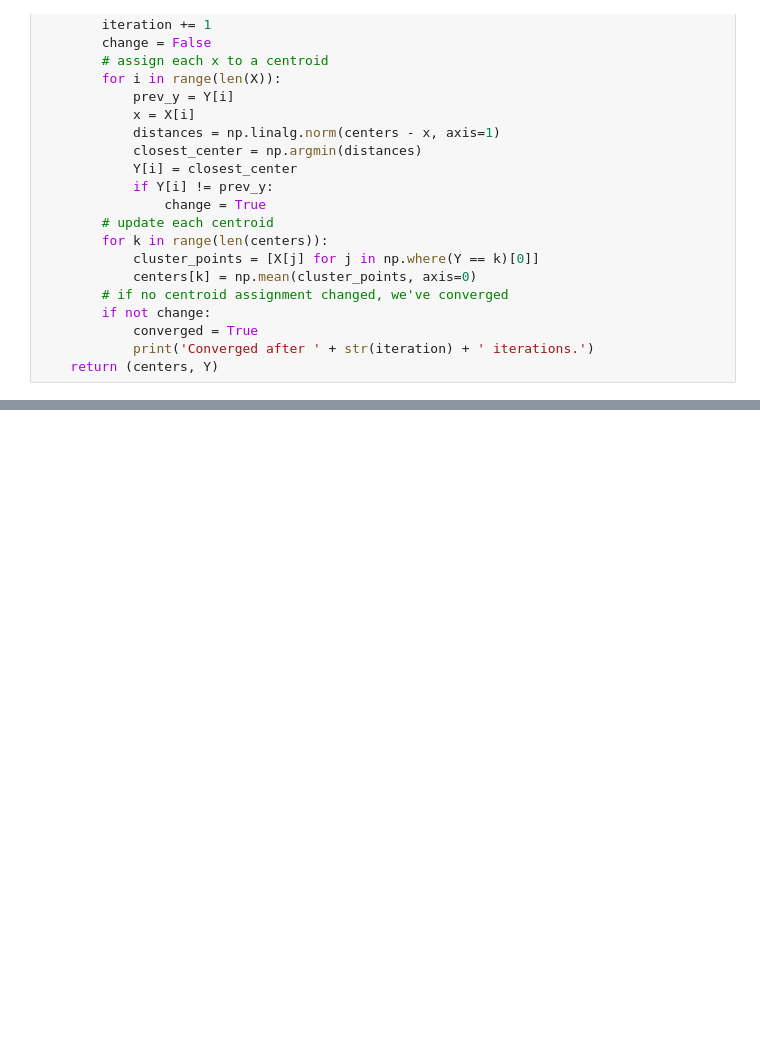
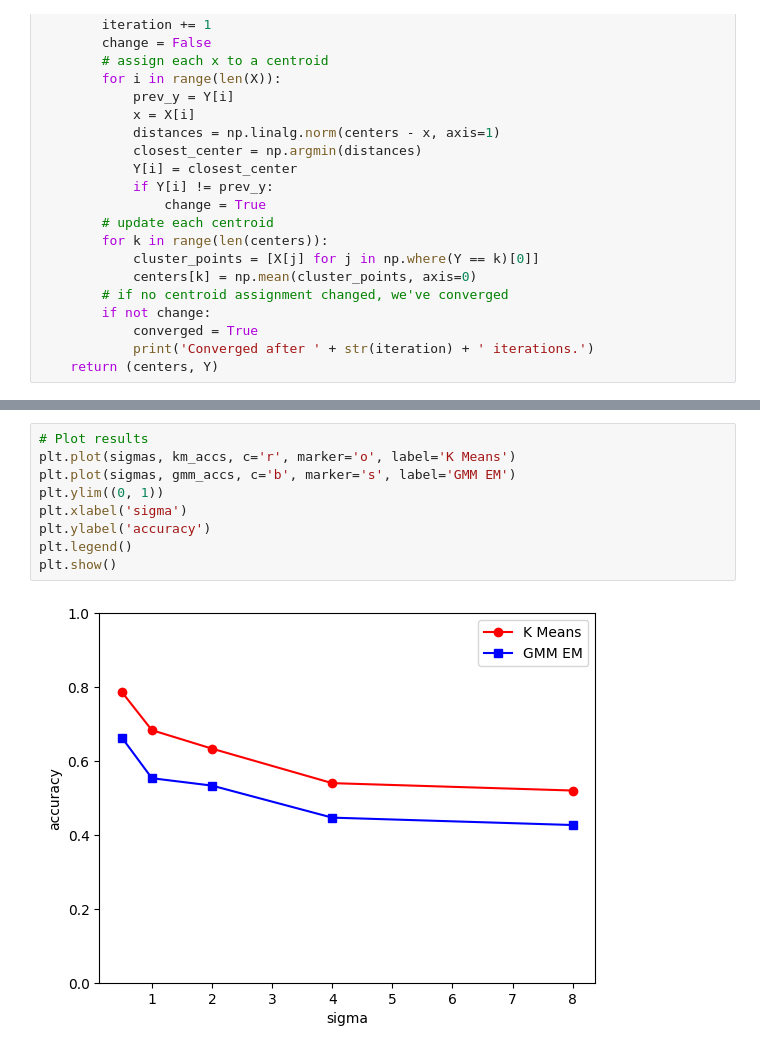
Before and after one commit to Nick-Boddy/CS760-HW5-Clustering-PCA, a Jupyter notebook: clustering.ipynb, the cells around one changed output, grey strips where cells are left out. Drawn from its saved outputs; the diff is of its cells as text; blank space fills up the shorter version.

```diff
--- a/clustering.ipynb
+++ b/clustering.ipynb
@@ -174,0 +203,11 @@ Converged after 8 iterations.
+# %%
+# Plot results
+plt.plot(sigmas, km_accs, c='r', marker='o', label='K Means')
+plt.plot(sigmas, gmm_accs, c='b', marker='s', label='GMM EM')
+plt.ylim((0, 1))
+plt.xlabel('sigma')
+plt.ylabel('accuracy')
+plt.legend()
+plt.show()
+# %% [output]
+[figure, added]
```
Also changed, not shown: parts of 4 cells of this notebook.
